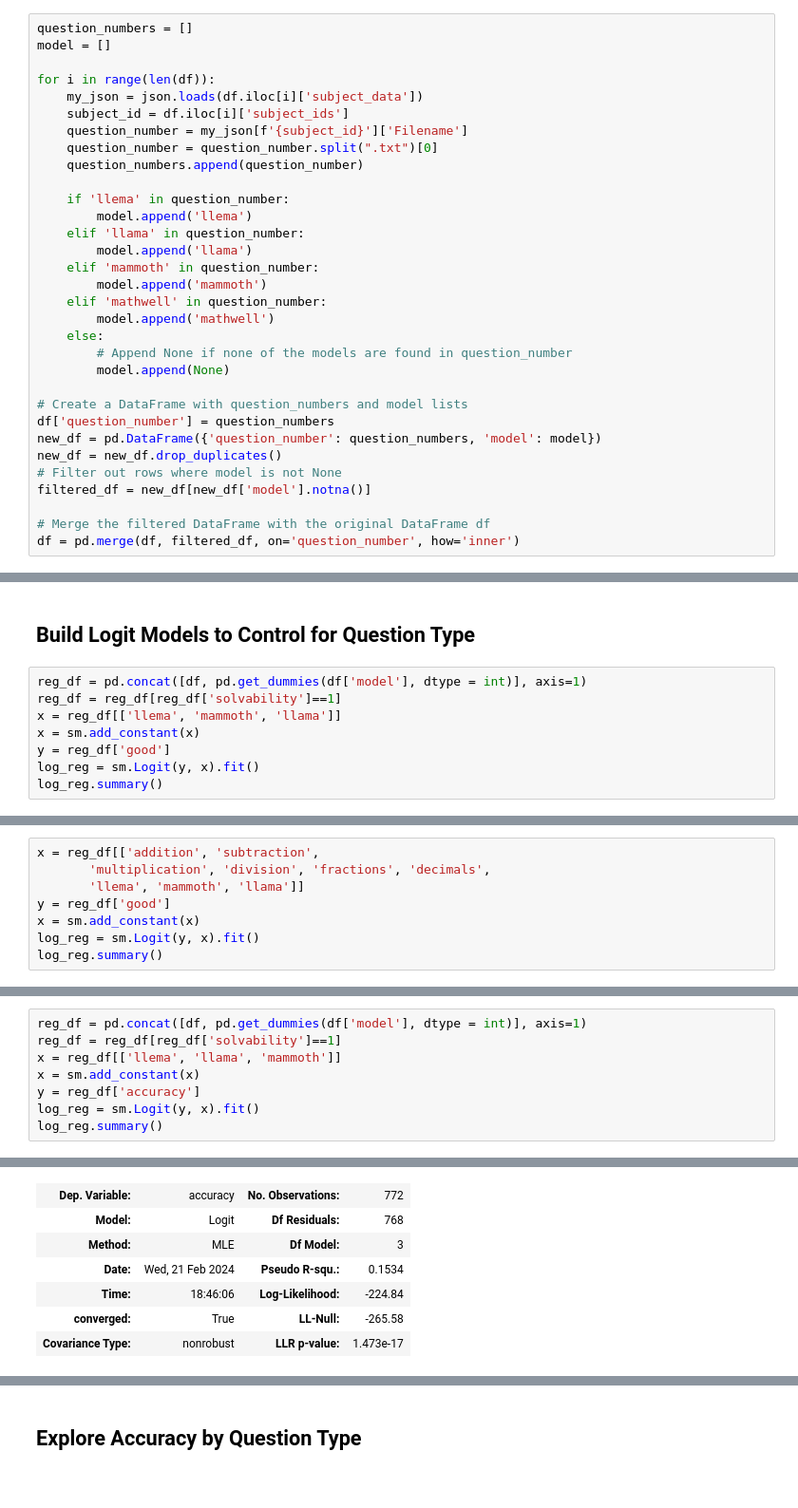
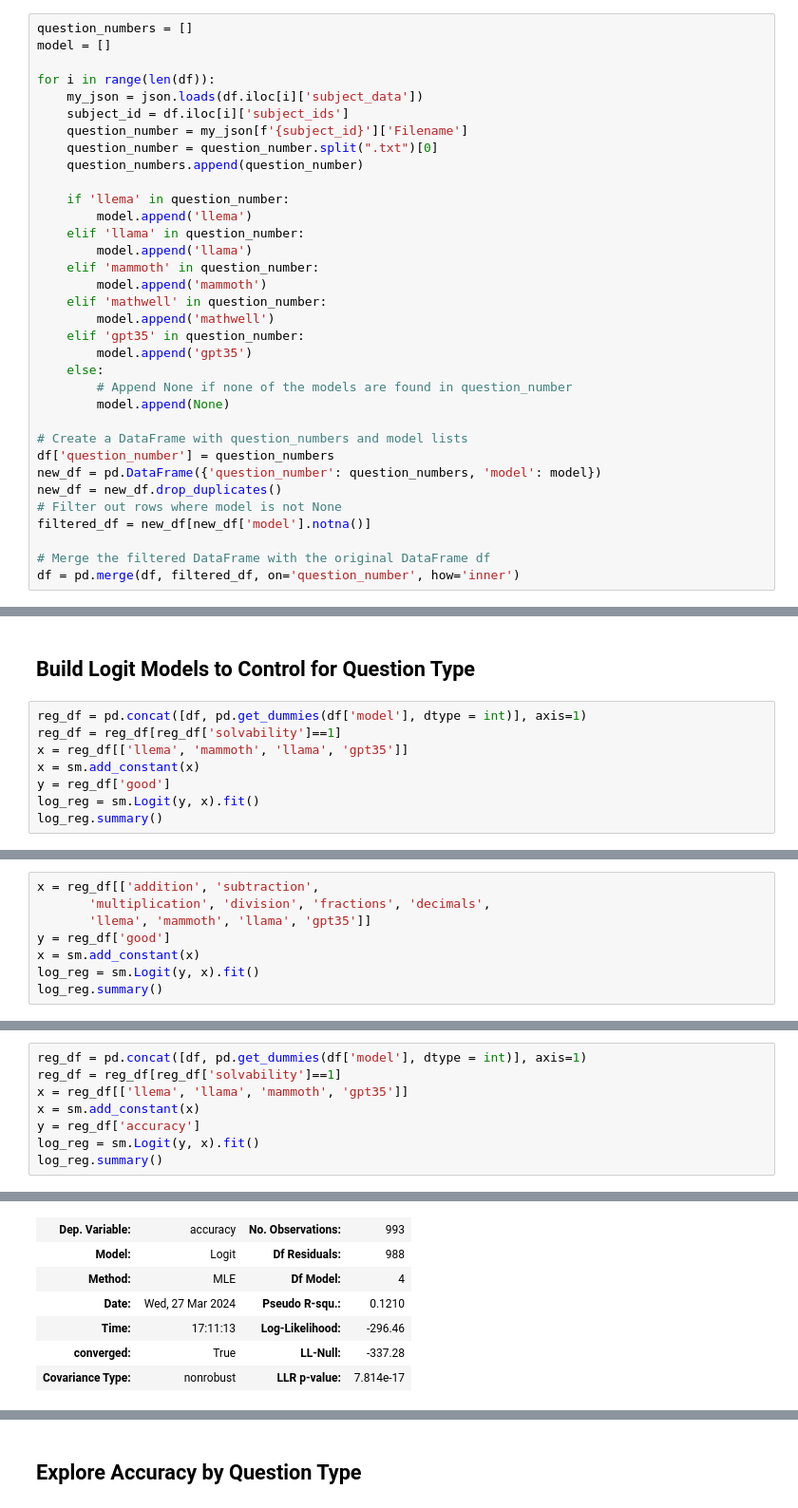
Before and after one commit to bryanchrist/llama2-70b, a Jupyter notebook: Compare_Models_Zooniverse.ipynb, the cells around one changed output, grey strips where cells are left out. Shown at 95% size. Drawn from its saved outputs; the diff is of its cells as text.

```diff
--- a/Compare_Models_Zooniverse.ipynb
+++ b/Compare_Models_Zooniverse.ipynb
@@ -185,6 +185,8 @@ for i in range(len(df)):
         model.append('mammoth')
     elif 'mathwell' in question_number:
         model.append('mathwell')
+    elif 'gpt35' in question_number:
+        model.append('gpt35')
     else:
         # Append None if none of the models are found in question_number
         model.append(None)
@@ -1323,7 +1428,7 @@ P-value: 3.215402036842197e-09
 # %%
 reg_df = pd.concat([df, pd.get_dummies(df['model'], dtype = int)], axis=1)
 reg_df = reg_df[reg_df['solvability']==1]
-x = reg_df[['llema', 'mammoth', 'llama']]
+x = reg_df[['llema', 'mammoth', 'llama', 'gpt35']]
 x = sm.add_constant(x)
 y = reg_df['good']
 log_reg = sm.Logit(y, x).fit()
@@ -1348,7 +1454,7 @@ Logit Regression Results
 # %%
 x = reg_df[['addition', 'subtraction',
        'multiplication', 'division', 'fractions', 'decimals',
-       'llema', 'mammoth', 'llama']]
+       'llema', 'mammoth', 'llama', 'gpt35']]
 y = reg_df['good']
 x = sm.add_constant(x)
 log_reg = sm.Logit(y, x).fit()
@@ -1379,7 +1486,7 @@ Logit Regression Results
 # %%
 reg_df = pd.concat([df, pd.get_dummies(df['model'], dtype = int)], axis=1)
 reg_df = reg_df[reg_df['solvability']==1]
-x = reg_df[['llema', 'llama', 'mammoth']]
+x = reg_df[['llema', 'llama', 'mammoth', 'gpt35']]
 x = sm.add_constant(x)
 y = reg_df['accuracy']
 log_reg = sm.Logit(y, x).fit()
@@ -1390,12 +1497,12 @@ Optimization terminated successfully.
          Iterations 7
 Logit Regression Results
-| Dep. Variable: | accuracy | No. Observations: | 772 |
-| Model: | Logit | Df Residuals: | 768 |
-| Method: | MLE | Df Model: | 3 |
-| Date: | Wed, 21 Feb 2024 | Pseudo R-squ.: | 0.1534 |
-| Time: | 18:46:06 | Log-Likelihood: | -224.84 |
-| converged: | True | LL-Null: | -265.58 |
-| Covariance Type: | nonrobust | LLR p-value: | 1.473e-17 |
+| Dep. Variable: | accuracy | No. Observations: | 993 |
+| Model: | Logit | Df Residuals: | 988 |
+| Method: | MLE | Df Model: | 4 |
+| Date: | Wed, 27 Mar 2024 | Pseudo R-squ.: | 0.1210 |
+| Time: | 17:11:13 | Log-Likelihood: | -296.46 |
+| converged: | True | LL-Null: | -337.28 |
+| Covariance Type: | nonrobust | LLR p-value: | 7.814e-17 |
 |  | coef | std err | z | P>|z| | [0.025 | 0.975] |
 | const | 3.4294 | 0.384 | 8.930 | 0.000 | 2.677 | 4.182 |
 | llema | -2.8568 | 0.428 | -6.678 | 0.000 | -3.695 | -2.018 |
```
Also changed, not shown: parts of 39 cells of this notebook, 13 other files.
